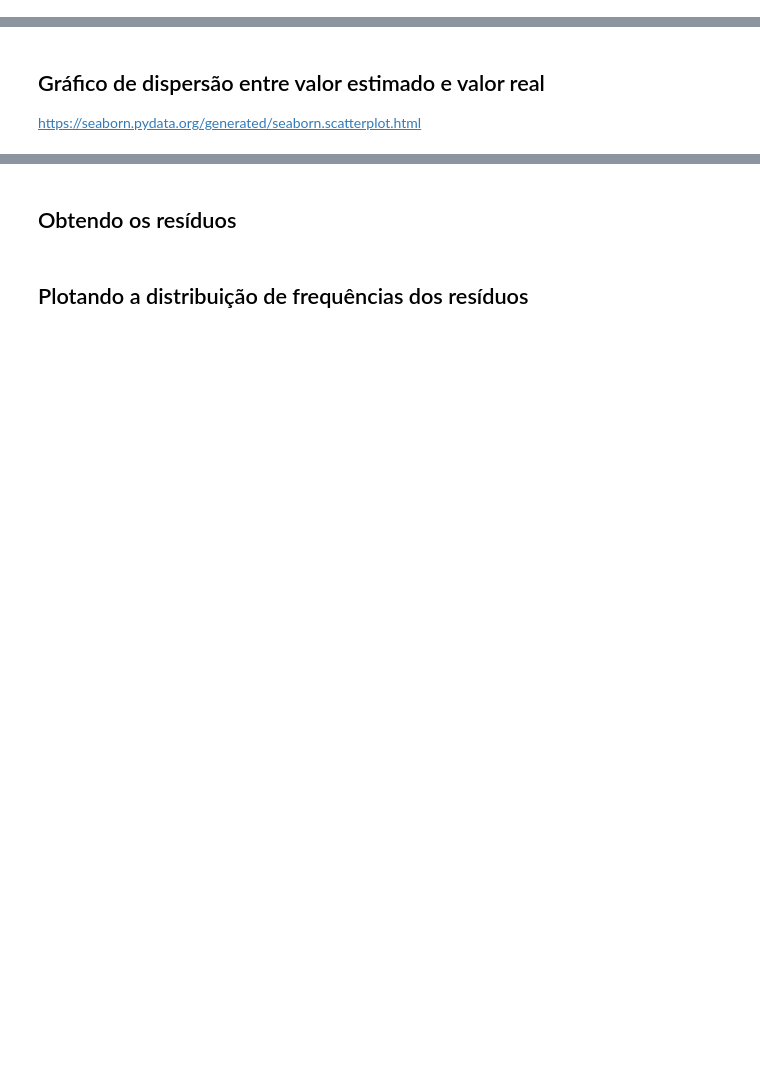
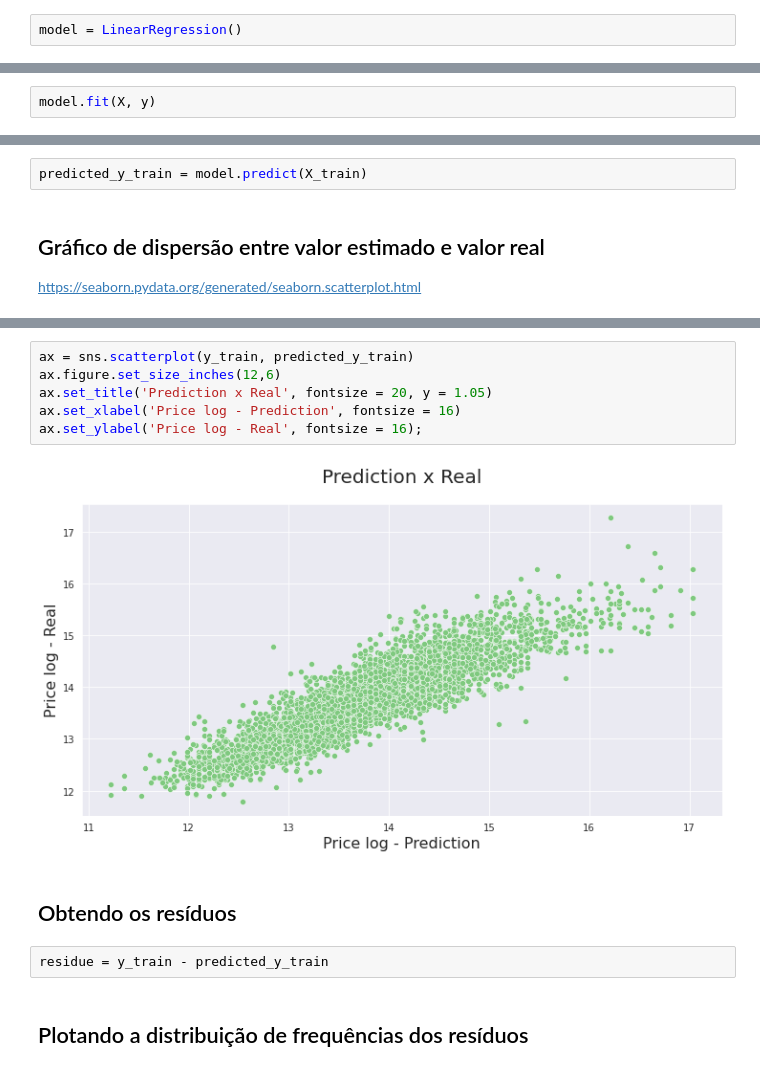
Before and after one commit to Gabriel-limadev/data_science_study, a Jupyter notebook: 6 - Regressão Linear: técnicas avançadas de modelagem/course_file/linear_regression.ipynb, the cells around one changed output, grey strips where cells are left out. Cells and saved outputs as stored; diff of their text form; blank space fills up the shorter version.

Commit message:
Predicting data and finishing course

```diff
--- a/6 - Regressão Linear: técnicas avançadas de modelagem/course_file/linear_regression.ipynb
+++ b/6 - Regressão Linear: técnicas avançadas de modelagem/course_file/linear_regression.ipynb
@@ -401,6 +404,10 @@ https://scikit-learn.org/stable/modules/classes.html#regression-metrics
 # %% [markdown]
 ## Instanciando a classe *LinearRegression()*
+# %%
+model = LinearRegression()
 # %% [markdown]
 ## Utilizando o método *fit()* do objeto "modelo" para estimar nosso modelo linear utilizando os dados de TREINO (y_train e X_train)
 
 https://scikit-learn.org/stable/modules/generated/sklearn.linear_model.LinearRegression.html#sklearn.linear_model.LinearRegression.fit
+# %%
+model.fit(X, y)
@@ -475,6 +541,8 @@ https://docs.scipy.org/doc/numpy/reference/generated/numpy.append.html?#numpy.ap
 <hr style='border: 2px solid red;'>
 # %% [markdown]
 ## Gerando as previsões do modelo para os dados de TREINO
+# %%
+predicted_y_train = model.predict(X_train)
 # %% [markdown]
 ## Gráfico de dispersão entre valor estimado e valor real
 
@@ -485,4 +550,14 @@ AttributeError: 'PairGrid' object has no attribute 'set_title'
+# %%
+ax = sns.scatterplot(y_train, predicted_y_train)
+ax.figure.set_size_inches(12,6)
+ax.set_title('Prediction x Real', fontsize = 20, y = 1.05)
+ax.set_xlabel('Price log - Prediction', fontsize = 16)
+ax.set_ylabel('Price log - Real', fontsize = 16);
+# %% [output]
+[figure, added]
 # %% [markdown]
 ## Obtendo os resíduos
+# %%
+residue = y_train - predicted_y_train
 # %% [markdown]
 ## Plotando a distribuição de frequências dos resíduos
```
Also changed, not shown: parts of 21 cells of this notebook.
